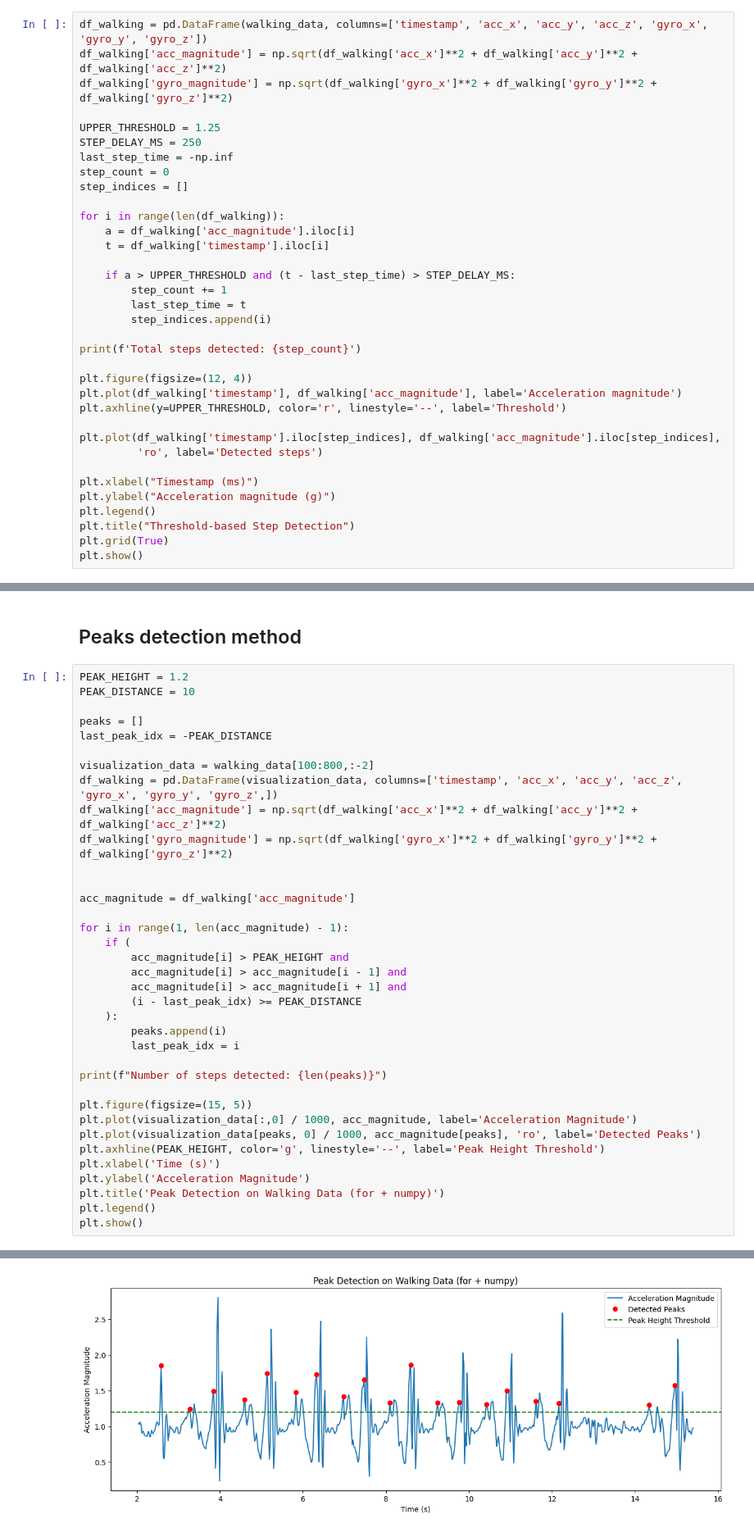
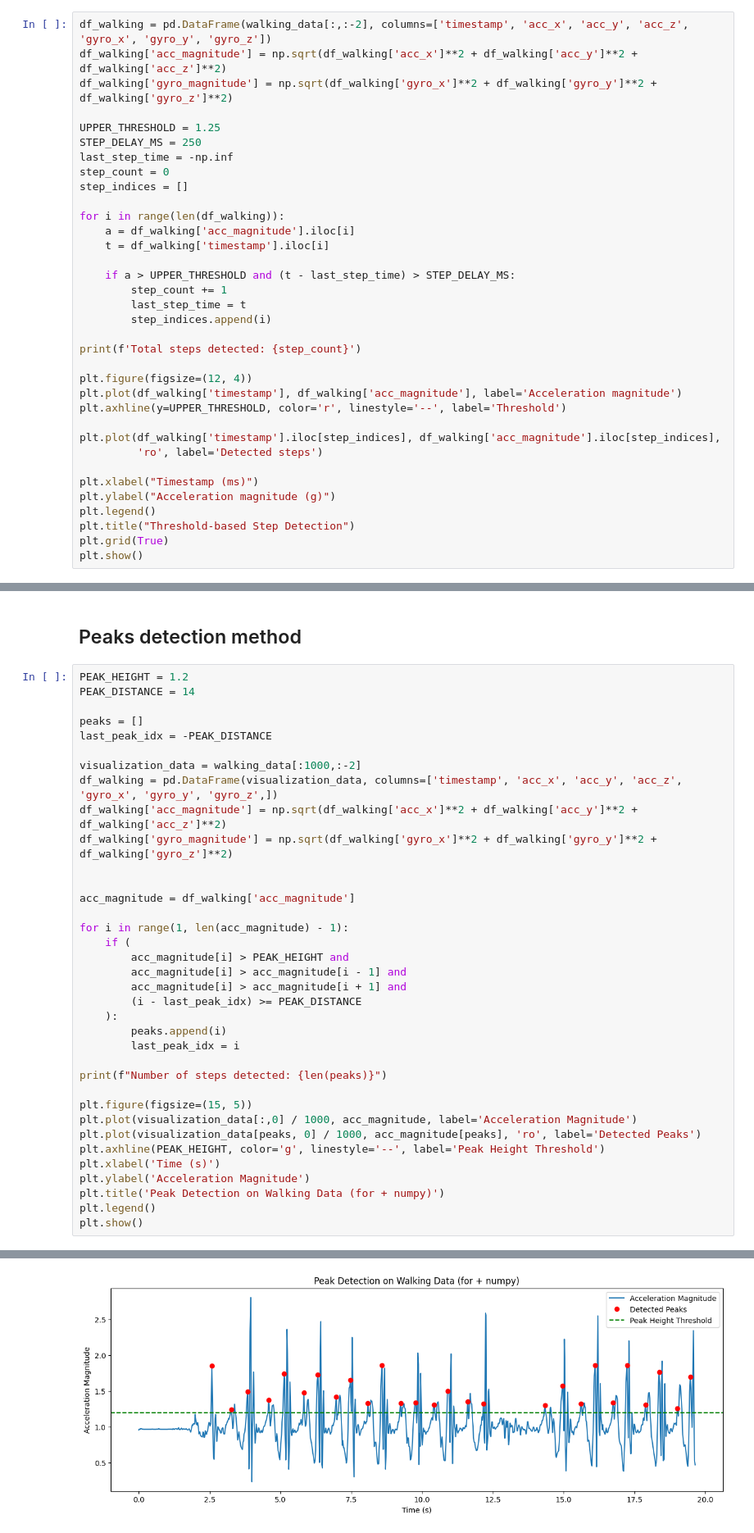
Before and after one commit to duchieuvn/oth-embedded, a Jupyter notebook: source/step_detection.ipynb, the cells around one changed output, grey strips where cells are left out. Shown at 82% size. Cells and saved outputs as stored; diff of their text form.

```diff
--- a/source/step_detection.ipynb
+++ b/source/step_detection.ipynb
@@ -165,5 +202,5 @@ plotData(walking_data[100:500])
 # %%
-df_walking = pd.DataFrame(walking_data, columns=['timestamp', 'acc_x', 'acc_y', 'acc_z', 'gyro_x', 'gyro_y', 'gyro_z'])
+df_walking = pd.DataFrame(walking_data[:,:-2], columns=['timestamp', 'acc_x', 'acc_y', 'acc_z', 'gyro_x', 'gyro_y', 'gyro_z'])
 df_walking['acc_magnitude'] = np.sqrt(df_walking['acc_x']**2 + df_walking['acc_y']**2 + df_walking['acc_z']**2)
 df_walking['gyro_magnitude'] = np.sqrt(df_walking['gyro_x']**2 + df_walking['gyro_y']**2 + df_walking['gyro_z']**2)
 
@@ -204,12 +241,12 @@ Total steps detected: 36
 ## Peaks detection method
 # %%
 PEAK_HEIGHT = 1.2
-PEAK_DISTANCE = 10
+PEAK_DISTANCE = 14
 
 peaks = []
 last_peak_idx = -PEAK_DISTANCE
 
-visualization_data = walking_data[100:800,:-2]
+visualization_data = walking_data[:1000,:-2]
 df_walking = pd.DataFrame(visualization_data, columns=['timestamp', 'acc_x', 'acc_y', 'acc_z', 'gyro_x', 'gyro_y', 'gyro_z',])
 df_walking['acc_magnitude'] = np.sqrt(df_walking['acc_x']**2 + df_walking['acc_y']**2 + df_walking['acc_z']**2)
 df_walking['gyro_magnitude'] = np.sqrt(df_walking['gyro_x']**2 + df_walking['gyro_y']**2 + df_walking['gyro_z']**2)
@@ -243 +280 @@ Number of steps detected: 19
-[figure, old version]
+[figure, new version]
```
Also changed, not shown: parts of 20 cells of this notebook, 10 other files.
